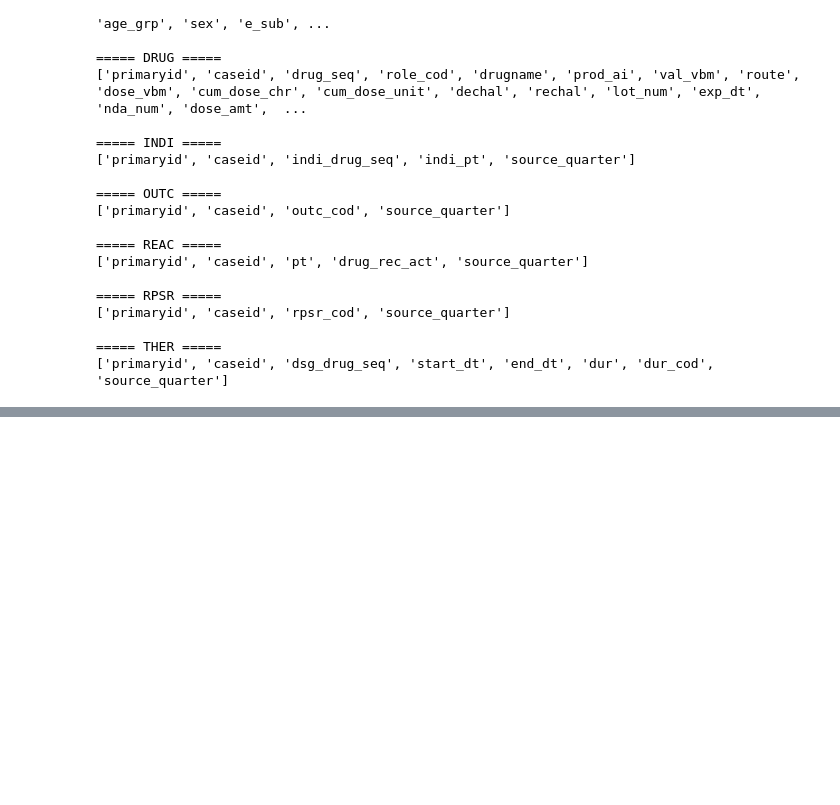
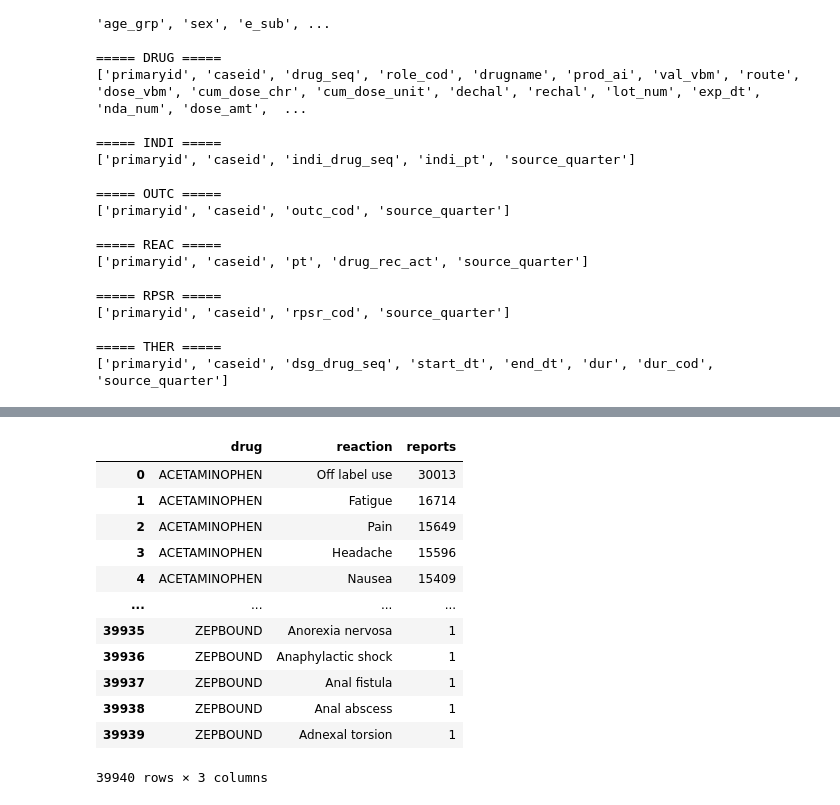
Before and after one commit to PugstaLaney/faers-sql-drug-safety-analysis, a Jupyter notebook: notebooks/explore_faers_schema.ipynb, the cells around one changed output, grey strips where cells are left out. Saved outputs shown, nothing was run; the diff lists cells and outputs as text; code cells hidden in the pictures; blank space fills up the shorter version.

```diff
--- a/notebooks/explore_faers_schema.ipynb
+++ b/notebooks/explore_faers_schema.ipynb
@@ -320,0 +632,56 @@ for table in tables:
+# %%
+top_10_drugs = pd.read_sql_query(
+"""
+SELECT
+    drugname AS drug,
+    COUNT(*) AS reports
+FROM drug
+GROUP BY drugname
+ORDER BY reports DESC
+LIMIT 10
+""",
+conn
+)
+
+top_10_drugs
+
+
+
+
+
+top_drug_reactions = pd.read_sql_query(
+"""
+SELECT
+    d.drugname AS drug,
+    r.pt AS reaction,
+    COUNT(*) AS reports
+FROM drug d
+JOIN reac r
+    ON d.primaryid = r.primaryid
+WHERE d.drugname IN (
+    SELECT drugname
+    FROM drug
+    GROUP BY drugname
+    ORDER BY COUNT(*) DESC
+    LIMIT 10
+)
+GROUP BY d.drugname, r.pt
+ORDER BY d.drugname, reports DESC
+""",
+conn)
+
+top_drug_reactions
+# %% [output]
+|  | drug | reaction | reports |
+| 0 | ACETAMINOPHEN | Off label use | 30013 |
+| 1 | ACETAMINOPHEN | Fatigue | 16714 |
+| 2 | ACETAMINOPHEN | Pain | 15649 |
+| 3 | ACETAMINOPHEN | Headache | 15596 |
+| 4 | ACETAMINOPHEN | Nausea | 15409 |
+| ... | ... | ... | ... |
+| 39935 | ZEPBOUND | Anorexia nervosa | 1 |
+| 39936 | ZEPBOUND | Anaphylactic shock | 1 |
+| 39937 | ZEPBOUND | Anal fistula | 1 |
+| 39938 | ZEPBOUND | Anal abscess | 1 |
+| 39939 | ZEPBOUND | Adnexal torsion | 1 |
+39940 rows × 3 columns
```
Also changed, not shown: parts of 18 cells of this notebook, 6 other files.
